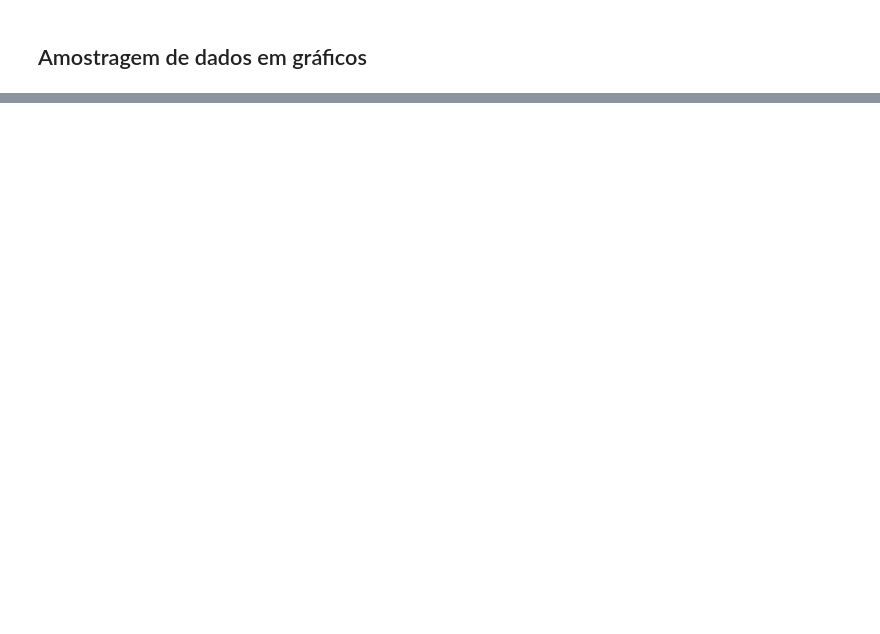
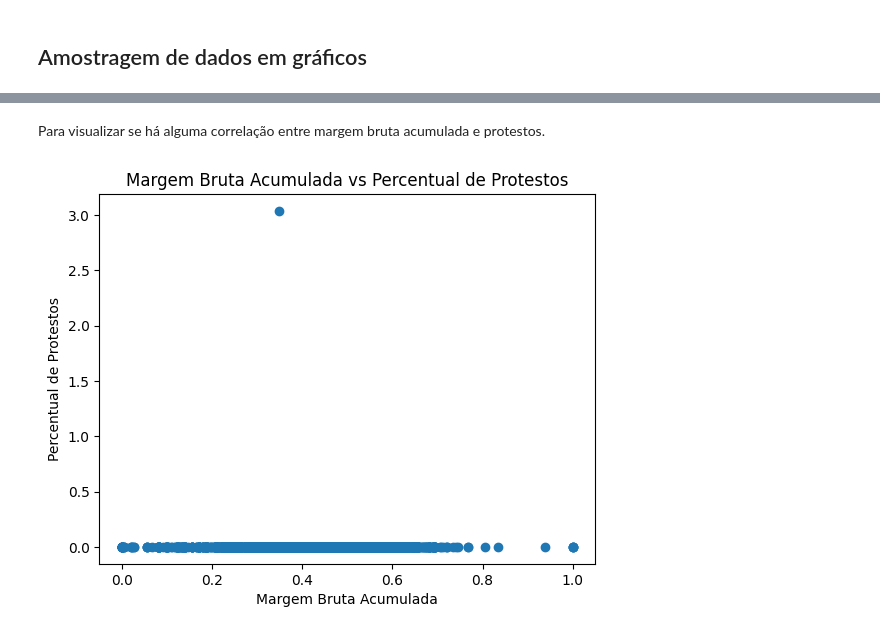
Before and after one commit to melissaoli07/rpmoney-consultoria, a Jupyter notebook: rpmoney_consultoria.ipynb, the cells around one changed output, grey strips where cells are left out. Cells and saved outputs as stored; diff of their text form; code cells hidden in the pictures; blank space fills up the shorter version.

```diff
--- a/rpmoney_consultoria.ipynb
+++ b/rpmoney_consultoria.ipynb
@@ -181,0 +293,10 @@ onehot = OneHotEncoder()
+# %% [markdown]
+Para visualizar se há alguma correlação entre margem bruta acumulada e protestos.
+# %%
+plt.scatter(df['margemBrutaAcumulada'], df['percentualProtestos'])
+plt.title('Margem Bruta Acumulada vs Percentual de Protestos')
+plt.xlabel('Margem Bruta Acumulada')
+plt.ylabel('Percentual de Protestos')
+plt.show()
+# %% [output]
+[figure, added]
```
Also changed, not shown: parts of 32 cells of this notebook.
